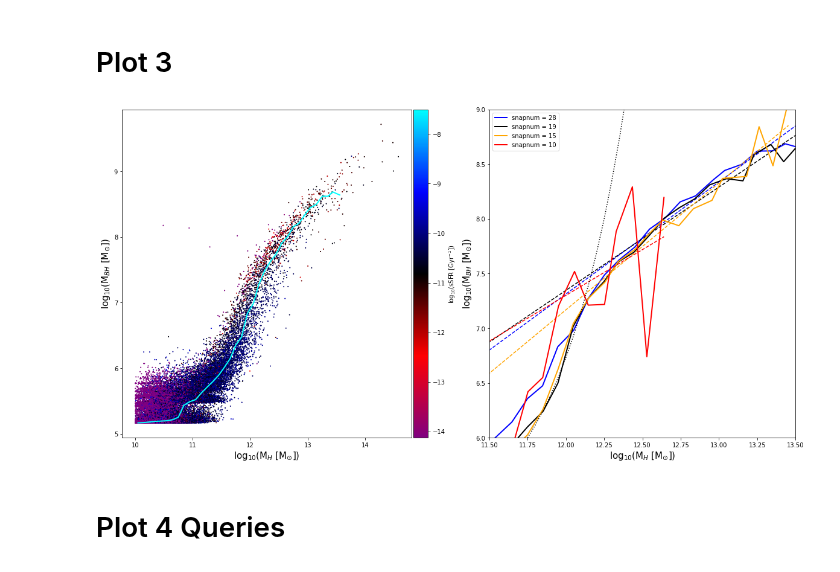
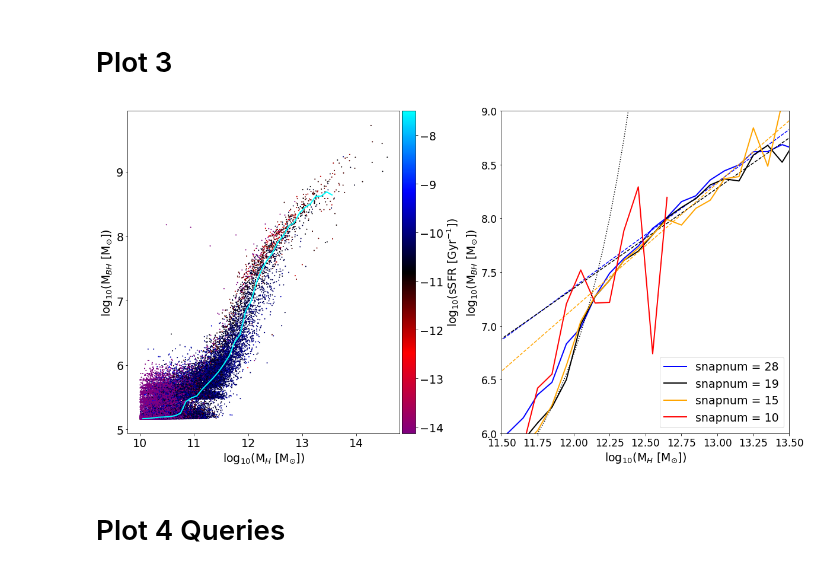
Before and after one commit to xvh422/L4-Project, a Jupyter notebook: J_Carter_Code.ipynb, the cells around one changed output. Saved outputs shown, nothing was run; the diff lists cells and outputs as text; code cells hidden in the pictures.

```diff
--- a/J_Carter_Code.ipynb
+++ b/J_Carter_Code.ipynb
@@ -27,6 +21,8 @@ from colossus.cosmology import cosmology
 from colossus.lss import mass_function
 
 con = sql.connect("vwg533", password = "FZtn087h")
+# %%
+plt.rcParams['font.size'] = '19'
 # %% [markdown]
 # Plot 1 Queries
 # %%
@@ -572,38 +568,40 @@ im1 = ax1.scatter(log_with_zeros(Results[28]['m200']), log_with_zeros(Results[28
 meds1 = medians(log_with_zeros(Results[28]['m200']), log_with_zeros(Results[28]['bh']), 10, 13.5, 0.1)
 x1 = meds1[0]
 y1 = meds1[1]
 ax1.plot(x1, y1, linewidth=2, color='cyan')
 
-ax1.set_xlabel(r'log$_{10}$(M$_{H}$ [M$_{\odot}$])', fontsize=15)
-ax1.set_ylabel(r'log$_{10}$(M$_{BH}$ [M$_{\odot}$])', fontsize=15)
+ax1.set_xlabel(r'log$_{10}$(M$_{H}$ [M$_{\odot}$])')
+ax1.set_ylabel(r'log$_{10}$(M$_{BH}$ [M$_{\odot}$])')
 
 divider = make_axes_locatable(ax1)
 cax = divider.append_axes('right', size='5%', pad=0.05)
 fig.colorbar(im1, cax=cax, orientation='vertical', label = r'log$_{10}$(sSFR [Gyr$^{-1}$])')
 
 for snapnum, colour in zip(snapnums, colours):
   meds = medians(log_with_zeros(Results[snapnum]['m200']), log_with_zeros(Results[snapnum]['bh']), 10, 13.5, 0.1)
   x = meds[0]
   y = meds[1]
   ax2.plot(x, y, linewidth=2, color=colour, label="snapnum = {0:2d}".format(snapnum))
   xl = x[np.logical_and(x > 12.25, x < 13.5)]
   yl = y[np.logical_and(x > 12.25, x < 13.5)]
   params = np.polyfit(xl, yl, 1)
   ax2.plot(x, params[0]*x + params[1], linestyle='dashed', color=colour)
 
 xs1 = np.arange(11.5, 12.5, 0.05)
 ys1 = 9**(xs1-11.75) + 5
 ax2.plot(xs1, ys1, color='black', linestyle='dotted')
 
-ax2.set_xlabel(r'log$_{10}$(M$_{H}$ [M$_{\odot}$])', fontsize=15)
-ax2.set_ylabel(r'log$_{10}$(M$_{BH}$ [M$_{\odot}$])', fontsize=15)
+ax2.set_xlabel(r'log$_{10}$(M$_{H}$ [M$_{\odot}$])')
+ax2.set_ylabel(r'log$_{10}$(M$_{BH}$ [M$_{\odot}$])')
 ax2.set_xlim(11.5, 13.5)
 ax2.set_ylim(6, 9)
+ax2.tick_params(labelsize=17)
 ax2.legend()
 
-plt.savefig('Plot_3.jpeg')
+plt.subplots_adjust(wspace=0.3)
+plt.savefig('Plot_3.jpeg', bbox_inches = 'tight')
 plt.show()
 # %% [output]
-[figure, old version]
+[figure, new version]
 # %% [markdown]
 # Plot 4 Queries
```
Also changed, not shown: parts of 14 cells of this notebook.
